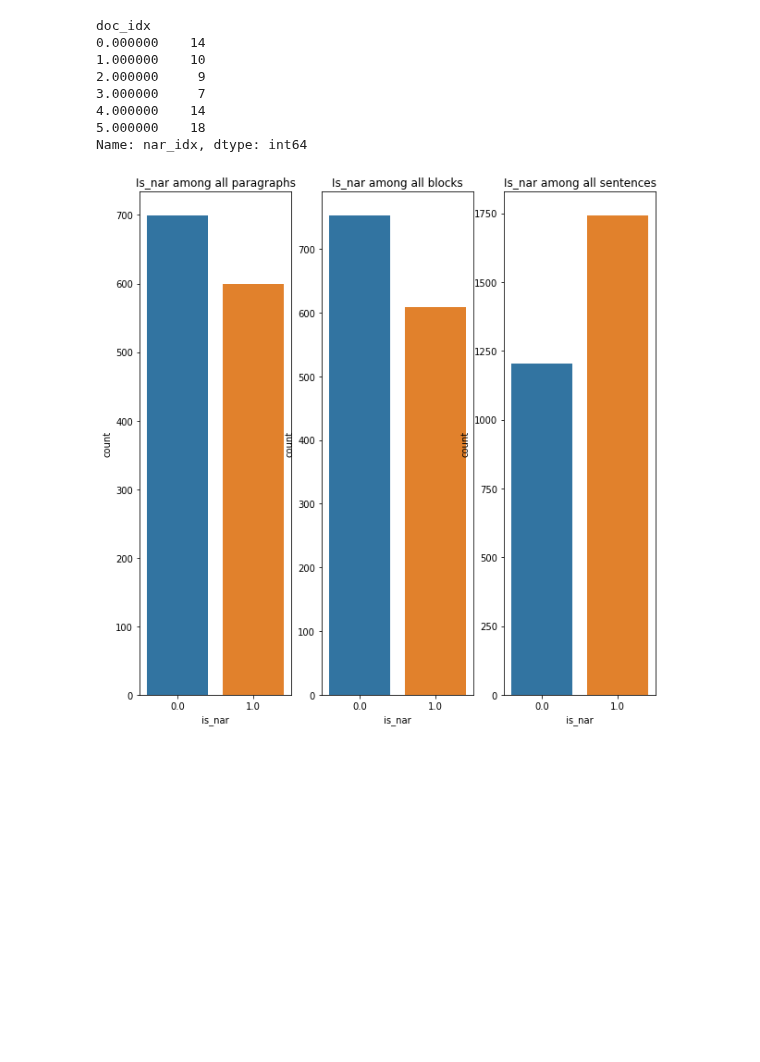
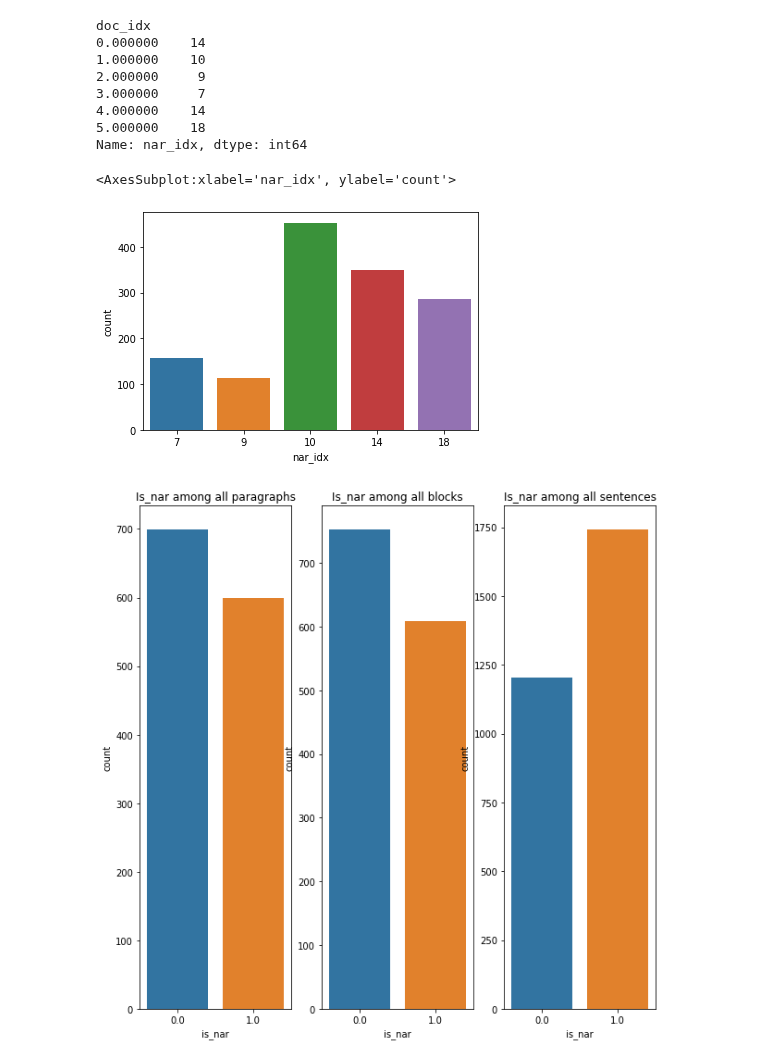
Before and after one commit to Sofy34/personal_strudy, a Jupyter notebook: thesis/01_parse_docs.ipynb, the cells around one changed output. Saved outputs shown, nothing was run; the diff lists cells and outputs as text; code cells hidden in the pictures; blank space fills up the shorter version.

```diff
--- a/thesis/01_parse_docs.ipynb
+++ b/thesis/01_parse_docs.ipynb
@@ -130,6 +130,11 @@ doc_idx
 4.000000    14
 5.000000    18
 Name: nar_idx, dtype: int64
+# %%
+sns.countplot(data=doc_utils.block_db.groupby(['doc_idx'])['nar_idx'].nunique(),x=doc_utils.block_db['doc_idx'])
+# %% [output]
+<AxesSubplot:xlabel='nar_idx', ylabel='count'>
+[figure, added]
 # %%
 import matplotlib.pyplot as plt
 
```
Also changed, not shown: 5 other files.
